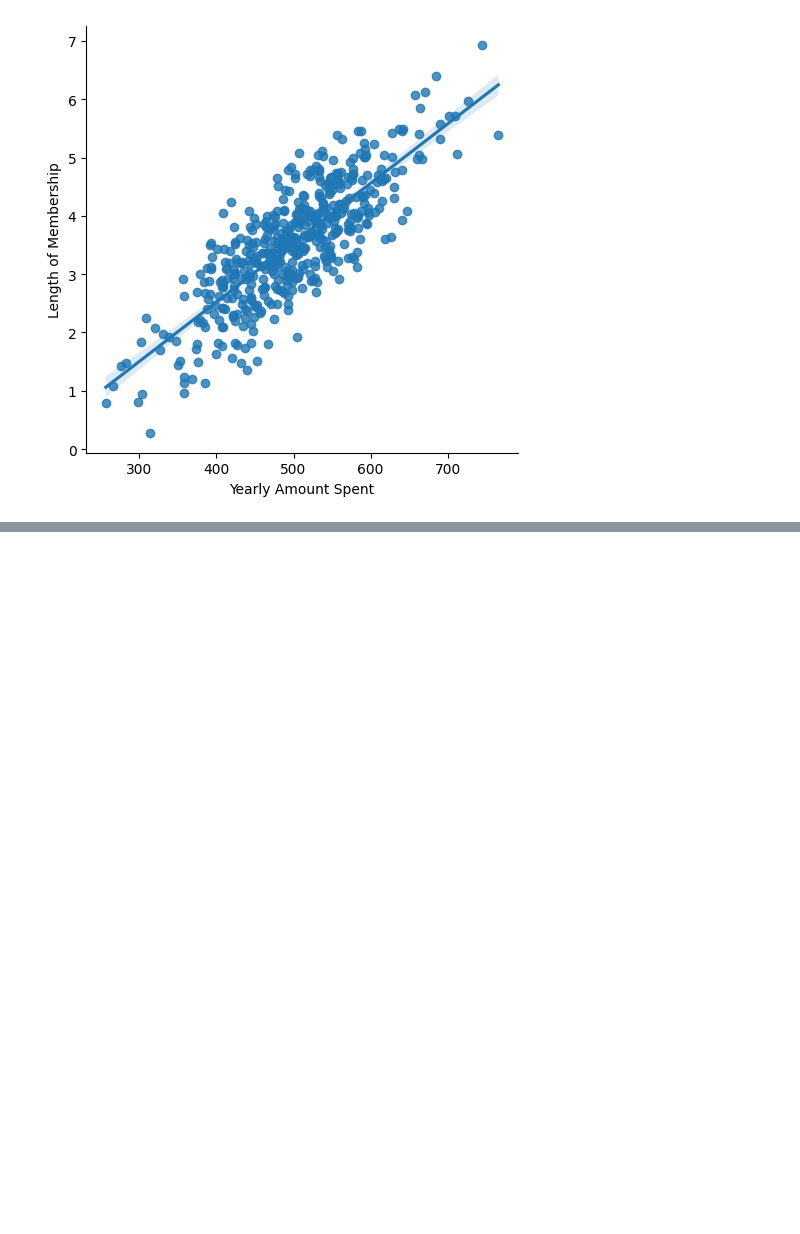
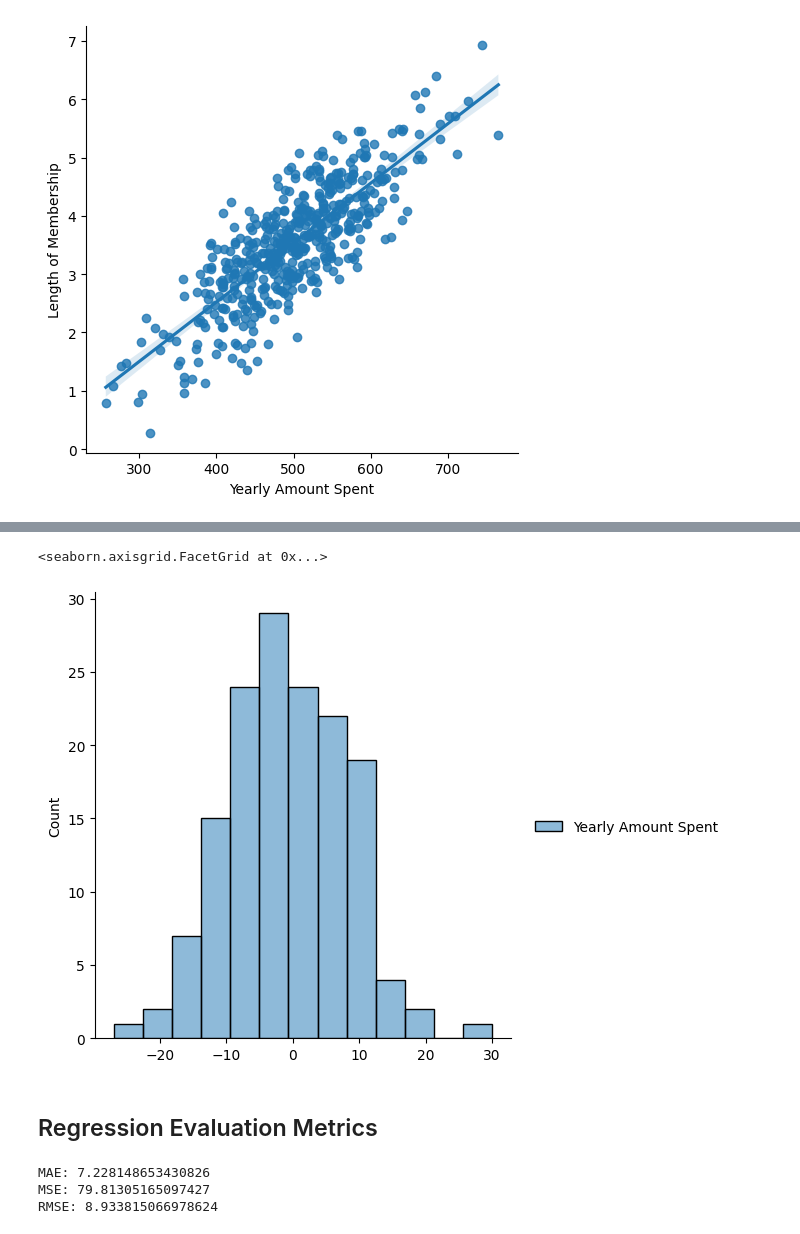
Before and after one commit to lostconnectionhere/machinelearning, a Jupyter notebook: linear_regression/ecommerce_linearRegression.ipynb, the cells around one changed output, grey strips where cells are left out. Cells and saved outputs as stored; diff of their text form; code cells hidden in the pictures; blank space fills up the shorter version.

```diff
--- a/linear_regression/ecommerce_linearRegression.ipynb
+++ b/linear_regression/ecommerce_linearRegression.ipynb
@@ -106,0 +200,7 @@ sns.lmplot(data=df, x="Yearly Amount Spent", y="Length of Membership")
+# %%
+sns.displot((y_test - predictions)) # if the residuals are normally distributed, the model was a correct choice for the data
+# %% [output]
+<seaborn.axisgrid.FacetGrid at 0x...>
+[figure, added]
+# %% [markdown]
+## Regression Evaluation Metrics
@@ -106,0 +213,8 @@ sns.lmplot(data=df, x="Yearly Amount Spent", y="Length of Membership")
+# %%
+print("MAE:", MAE)
+print("MSE:", MSE)
+print("RMSE:", RMSE)
+# %% [output]
+MAE: 7.228148653430826
+MSE: 79.81305165097427
+RMSE: 8.933815066978624
```
Also changed, not shown: parts of 17 cells of this notebook.
